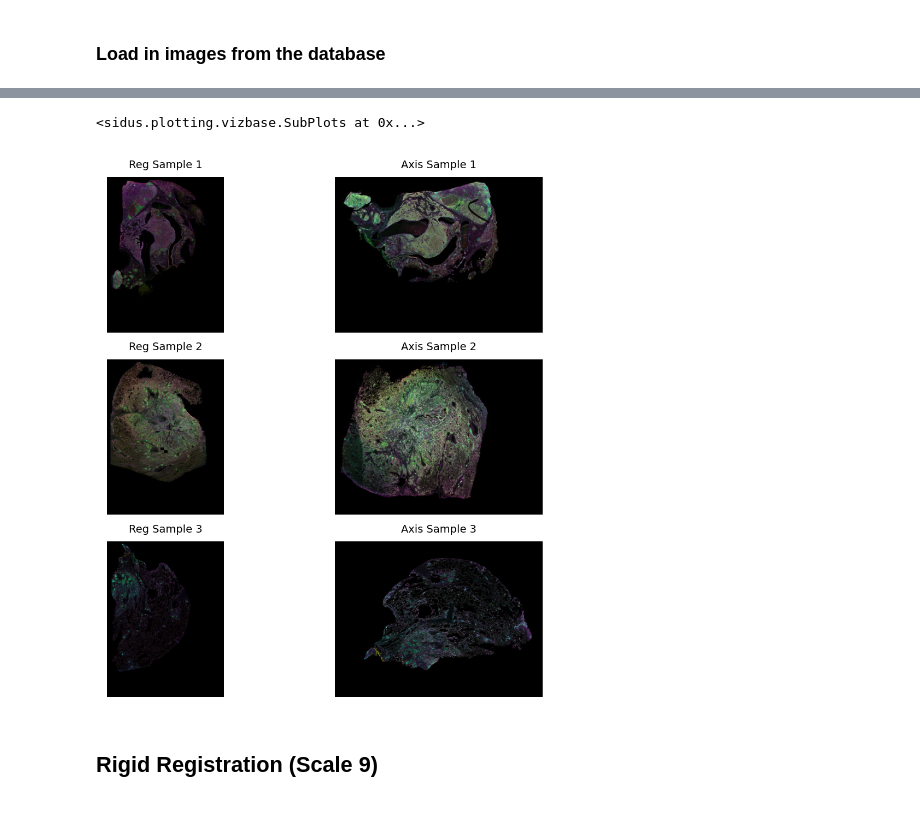
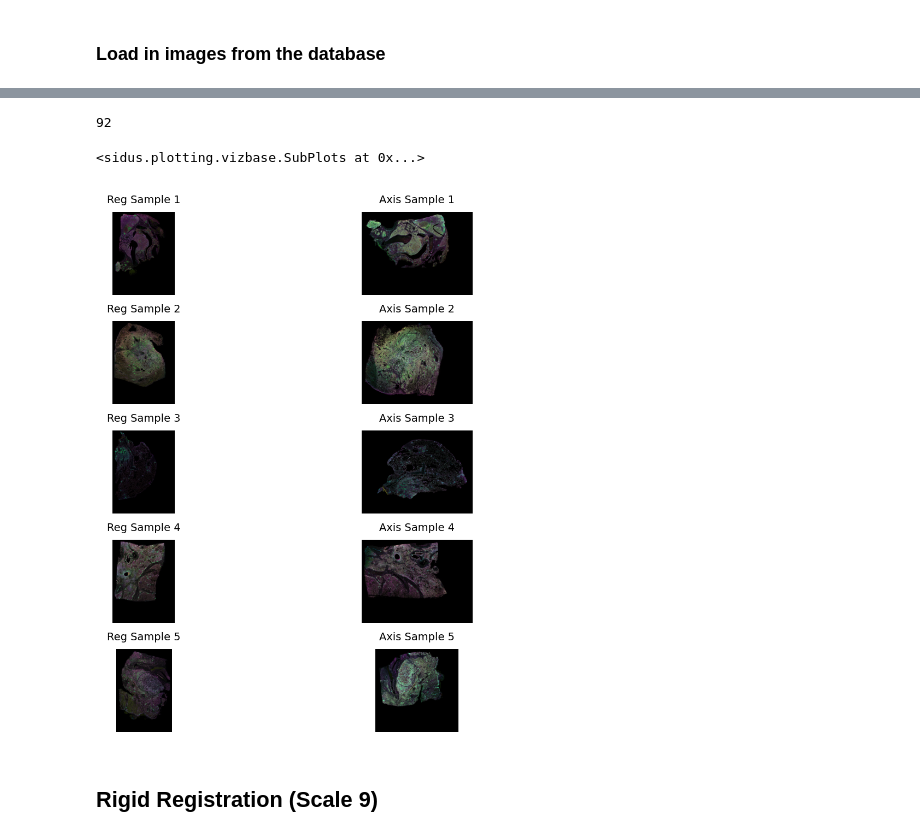
Before and after one commit to Olamiknight/WSIFIR, a Jupyter notebook: Axis_Reg_Registration.ipynb, the cells around one changed output, grey strips where cells are left out. Drawn from its saved outputs; the diff is of its cells as text; code cells hidden in the pictures.

Commit message:
Initial looping of all images
Starting to apply registration across all images

```diff
--- a/Axis_Reg_Registration.ipynb
+++ b/Axis_Reg_Registration.ipynb
@@ -72,8 +72,9 @@ ids.head(46)
 # %% [markdown]
 ### Load in images from the database
 # %%
-# Choose 3 rows to visualize (for example, row 0)
-row_indexes = [0,1,2]
+#Initialize the row indexes for all the images
+
+row_indexes = list(range(len(ids)))
 
 # List to store all images
 all_images = []
@@ -95,12 +96,6 @@ for row_index in row_indexes:
     reg_sampleid = int(reg_sampleid)
     axis_sampleid = int(axis_sampleid)
 
-    # Print the variables to verify
-    print(f"reg_sampleid: {reg_sampleid}")
-    print(f"axis_sampleid: {axis_sampleid}")
-    print(f"reg_slideid: {reg_slideid}")
-    print(f"axis_slideid: {axis_slideid}\n")
-
     # Save the variables in the dictionary
     results[row_index] = {
         'reg_sampleid': reg_sampleid,
@@ -110,12 +105,15 @@ for row_index in row_indexes:
     }
 
     # Load the images
-    reg_image = io.load_astropath(sampleid=reg_sampleid, sample_path=f'//bki-fs1/data02/Clinical_Specimen_10/{reg_slideid}', cell_expressions_path=False, cell_geoms_path=False,cell_annotations_path=False, modaility='astropath')
-    axis_image = io.load_astropath(sampleid=axis_sampleid, sample_path=f'//bki-fs1/data02/Clinical_Specimen_2/{axis_slideid}', cell_expressions_path=False, cell_geoms_path=False,cell_annotations_path=False, modaility='astropath')
+    reg_image = io.load_astropath(sampleid=reg_sampleid, sample_path=f'//bki-fs1/data02/Clinical_Specimen_10/{reg_slideid}', cells_table_path=False, cells_boundaries_path=False,cell_annotations_path=False, modaility='astropath')
+    axis_image = io.load_astropath(sampleid=axis_sampleid, sample_path=f'//bki-fs1/data02/Clinical_Specimen_2/{axis_slideid}', cells_table_path=False, cells_boundaries_path=False,cell_annotations_path=False, modaility='astropath')
 
      # Add images to the list
     all_images.extend([reg_image, axis_image])
 
 # Load the project with all images
 sp = io.load_project(samples=all_images, merge_tables=True, modality='astropath')
+
+#Display the spatial data
+sp
 # %% [output]
@@ -157,21 +137,32 @@ with coordinate systems:
+# %%
+len(sp.images)
+# %% [output]
+92
 # %%
-# Plot the images using sidus.pl
+# Plot the first 5 images
 
 pl.SubPlots(
     pl.ShowImage(sdata=sp, sampleid=results[0]['reg_sampleid'], title="Reg Sample 1"),  # reg_sampleid
     pl.ShowImage(sdata=sp, sampleid=results[0]['axis_sampleid'], title="Axis Sample 1"),  # axis_sampleid
 
     pl.ShowImage(sdata=sp, sampleid=results[1]['reg_sampleid'], title="Reg Sample 2"),  # reg_sampleid
     pl.ShowImage(sdata=sp, sampleid=results[1]['axis_sampleid'], title="Axis Sample 2"),  # axis_sampleid
 
     pl.ShowImage(sdata=sp, sampleid=results[2]['reg_sampleid'], title="Reg Sample 3"),  # reg_sampleid
     pl.ShowImage(sdata=sp, sampleid=results[2]['axis_sampleid'], title="Axis Sample 3"),  # axis_sampleid
 
-    figsize=(5, 5),
+    pl.ShowImage(sdata=sp, sampleid=results[3]['reg_sampleid'], title="Reg Sample 4"),  # reg_sampleid
+    pl.ShowImage(sdata=sp, sampleid=results[3]['axis_sampleid'], title="Axis Sample 4"),  # axis_sampleid
+
+    pl.ShowImage(sdata=sp, sampleid=results[4]['reg_sampleid'], title="Reg Sample 5"),  # reg_sampleid
+    pl.ShowImage(sdata=sp, sampleid=results[4]['axis_sampleid'], title="Axis Sample 5"),  # axis_sampleid
+
+   figsize=(5, 5),
+
 )
 # %% [output]
 <sidus.plotting.vizbase.SubPlots at 0x...>
-[figure, old version]
+[figure, new version]
 # %% [markdown]
 ## Rigid Registration (Scale 9)
 # %% [markdown]
```
Also changed, not shown: parts of 8 cells of this notebook, 1 other file.
